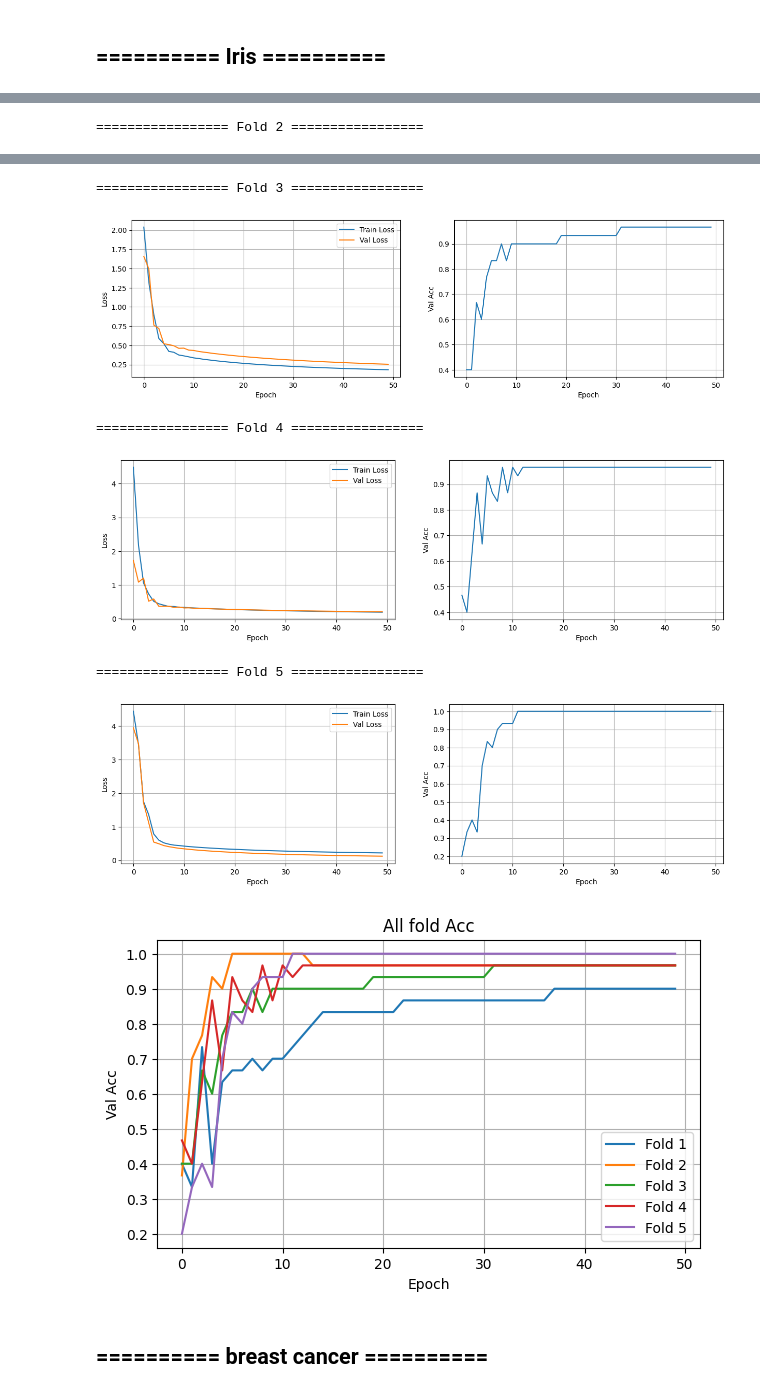
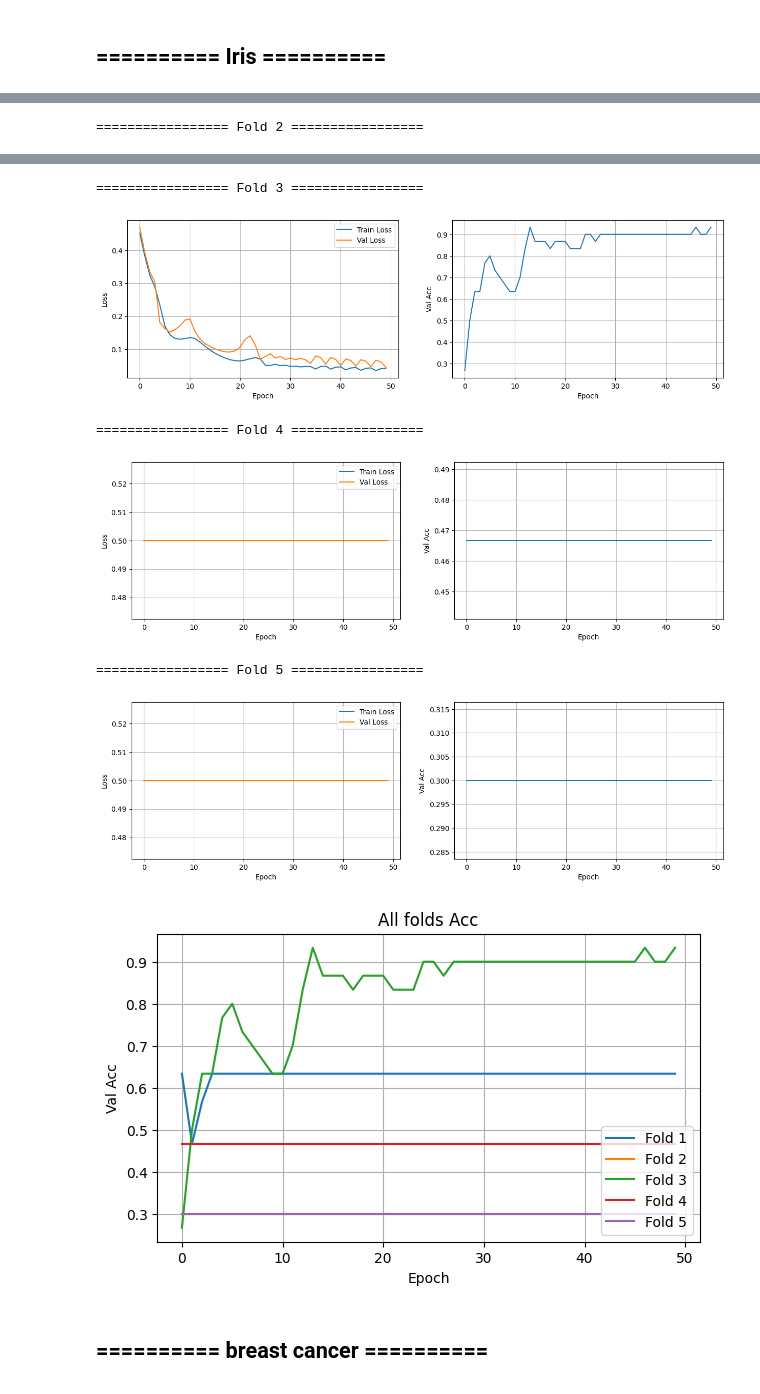
Before and after one commit to eddy0117/nn_hw, a Jupyter notebook: hw2.ipynb, the cells around one changed output, grey strips where cells are left out. Drawn from its saved outputs; the diff is of its cells as text; code cells hidden in the pictures.

```diff
--- a/hw2.ipynb
+++ b/hw2.ipynb
@@ -321,10 +321,19 @@ class Softmax:
     def forward(x):
         exp_x = np.exp(x)
         return exp_x / np.sum(exp_x, axis=1, keepdims=True)
+    def backward(x):
+        # 限搭配 CrossEntropyLoss 使用
+        # 將 Softmax 與 CrossEntropyLoss 的導數合併在 delta 項計算
+        # 所以 activateion 項係數為 1
+        return 1
 
 class CrossEntropyLoss:
     def cal_loss(y, label):
         return -np.sum(label * np.log(y))
+
+class SquareLoss:
+    def cal_loss(y, label):
+        return np.sum((1 / 2) * ((y - label) ** 2))
 
 class MLP:
     def __init__(self, params_set_list: list):
@@ -401,7 +410,7 @@ class MLP:
                 # delta = dL/dY * dY/dI 在 Cross Entropy Loss 與 Softmax 的的情況下
                 # 可化簡為 Y - label
                 # source: https://levelup.gitconnected.com/killer-combo-softmax-and-cross-entropy-5907442f60ba
-                delta = Y - label
+                delta = (Y - label) * act_func.backward(I)
             else:
                 # delta[n+1] -> (bs, n_layer[n+1]), next_layer_w -> (n_layer[n+1], n_layer[n])
                 delta = np.matmul(delta, next_layer_w.T) * act_func.backward(I)
@@ -453,9 +462,11 @@ class MLP:
             X_batch_all[-1] = X_batch_all[-1][:(n_samples % bs)]
             Y_batch_all[-1] = Y_batch_all[-1][:(n_samples % bs)]
 
+        # X_batch_all -> (n_batch, batch_size, n_features)
+        # Y_batch_all -> (n_batch, batch_size, n_classes)
         return X_batch_all, Y_batch_all
 
-    def train(self, X_train, Y_train, X_val, Y_val, hyper_params: dict, show_plot=False):
+    def train(self, X_train, Y_train, X_val, Y_val, loss_func, hyper_params: dict, show_plot=False):
         # X_train -> (n_samples, n_features)
         # Y_train -> (n_samples, n_classes) one-hot
 
@@ -481,7 +492,7 @@ class MLP:
                 forward_saved = self.forward(self.params, X_batch)
                 params_delta = self.backward(self.params, forward_saved, X_batch, Y_batch)
                 self.params = self.update_params(self.params, params_delta, hyper_params['lr'], hyper_params['alpha'])
-                loss += CrossEntropyLoss.cal_loss(self.get_pred(X_batch, with_onehot=True), Y_batch)
+                loss += loss_func.cal_loss(self.get_pred(X_batch, with_onehot=True), Y_batch)
 
             # print("Epoch: ", i)
             # print('Loss:', round(loss, 2))
@@ -492,7 +503,7 @@ class MLP:
             train_loss_arr.append(loss / n_samples)
 
             # 取 output layer 經過 activation function 的結果為 prediction
-            val_loss_arr.append(CrossEntropyLoss.cal_loss(self.get_pred(X_val, with_onehot=True), Y_val) / len(X_val))
+            val_loss_arr.append(loss_func.cal_loss(self.get_pred(X_val, with_onehot=True), Y_val) / len(X_val))
             val_acc_arr.append(self.calculate_acc(predictions, Y_val))
 
         if show_plot:
@@ -500,7 +511,7 @@ class MLP:
 
         return train_loss_arr, val_loss_arr, val_acc_arr
 
-    def kfold(self, X, Y, k, hyper_params: dict):
+    def kfold(self, X, Y, k, loss_func, hyper_params: dict):
         n_samples = X.shape[0]
 
         # 每個 fold 的大小
@@ -525,7 +536,7 @@ class MLP:
 
             # 每個 fold 要將 params 重新 init
             self.params = self.weight_init(self.params_set_list)
-            train_loss_arr, val_loss_arr, val_acc_arr = self.train(X_train, Y_train, X_val, Y_val, hyper_params)
+            train_loss_arr, val_loss_arr, val_acc_arr = self.train(X_train, Y_train, X_val, Y_val, loss_func, hyper_params)
 
             all_f_val_acc.append(val_acc_arr)
 
@@ -601,8 +612,6 @@ val_size = len(X_data) - train_size
 X_train, Y_train = X_data[:train_size], Y_data[:train_size]
 X_val, Y_val = X_data[val_size:], Y_data[val_size:]
 
-print(X_train.shape)
-
 hyper_params = {
     'lr': 0.01,
     'epoch': 50,
@@ -613,9 +622,9 @@ hyper_params = {
 FOLD = 5
 
 params_set_list = [
-    # (4, 5, ReLU),
-    # (5, 5, ReLU),
-    (4, 3, Softmax)
+    (4, 5, ReLU),
+    (5, 5, ReLU),
+    (5, 3, ReLU)
 ]
 
 
@@ -623,6 +632,6 @@ params_set_list = [
 mlp = MLP(params_set_list)
 
 # params = mlp.train(X_train, Y_train, X_val, Y_val, hyper_params)
-mlp.kfold(X_data, Y_data, FOLD, hyper_params)
+mlp.kfold(X_data, Y_data, FOLD, SquareLoss, hyper_params)
 # params
 # %% [output]
@@ -634,10 +642,10 @@ mlp.kfold(X_data, Y_data, FOLD, hyper_params)
 ================= Fold 3 =================
-[figure, old version]
+[figure, new version]
 ================= Fold 4 =================
-[figure, old version]
+[figure, new version]
 ================= Fold 5 =================
-[figure, old version]
+[figure, new version]
-[figure, old version]
+[figure, new version]
 # %% [markdown]
 ## ========== breast cancer ==========
 # %%
```
Also changed, not shown: parts of 4 cells of this notebook.
